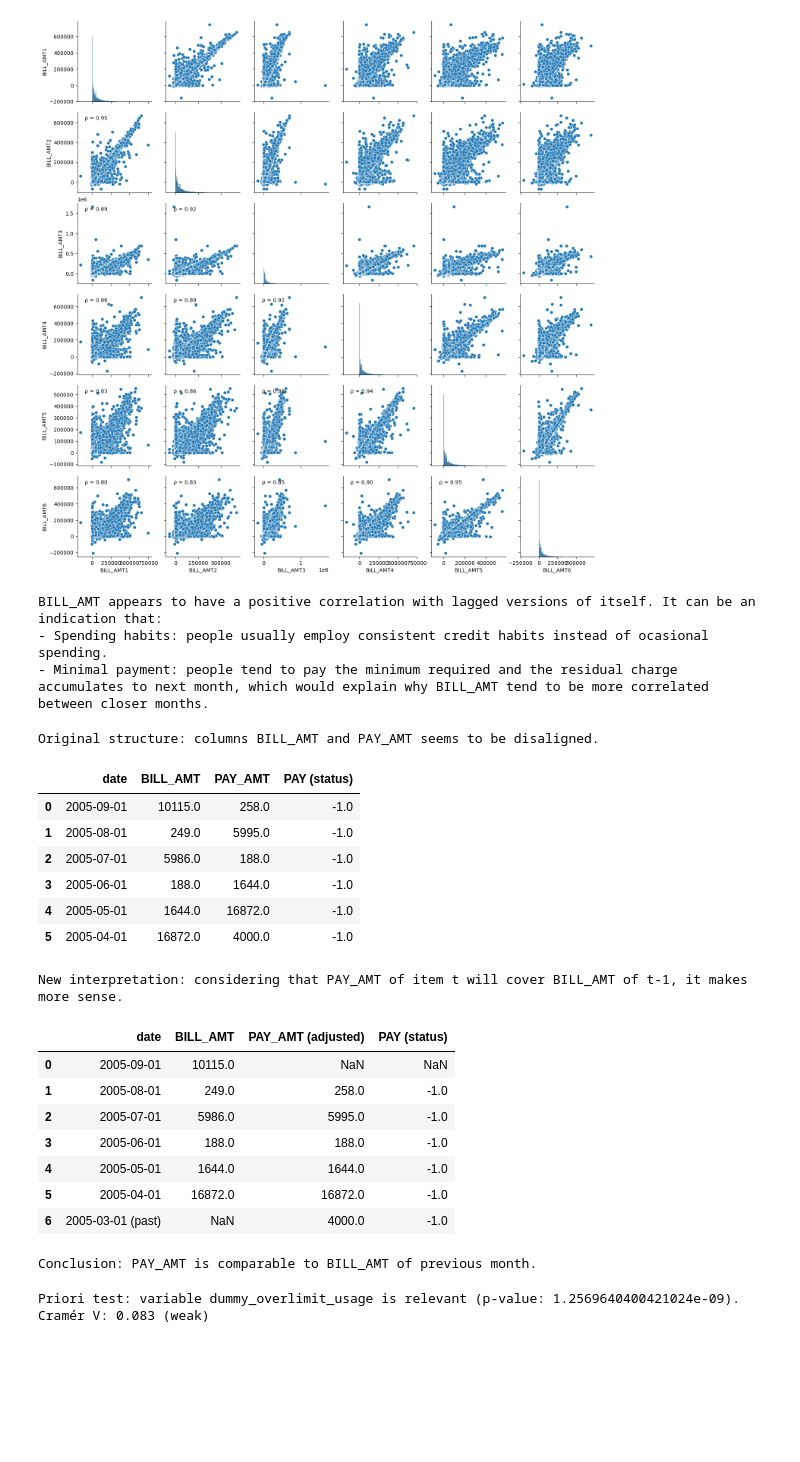
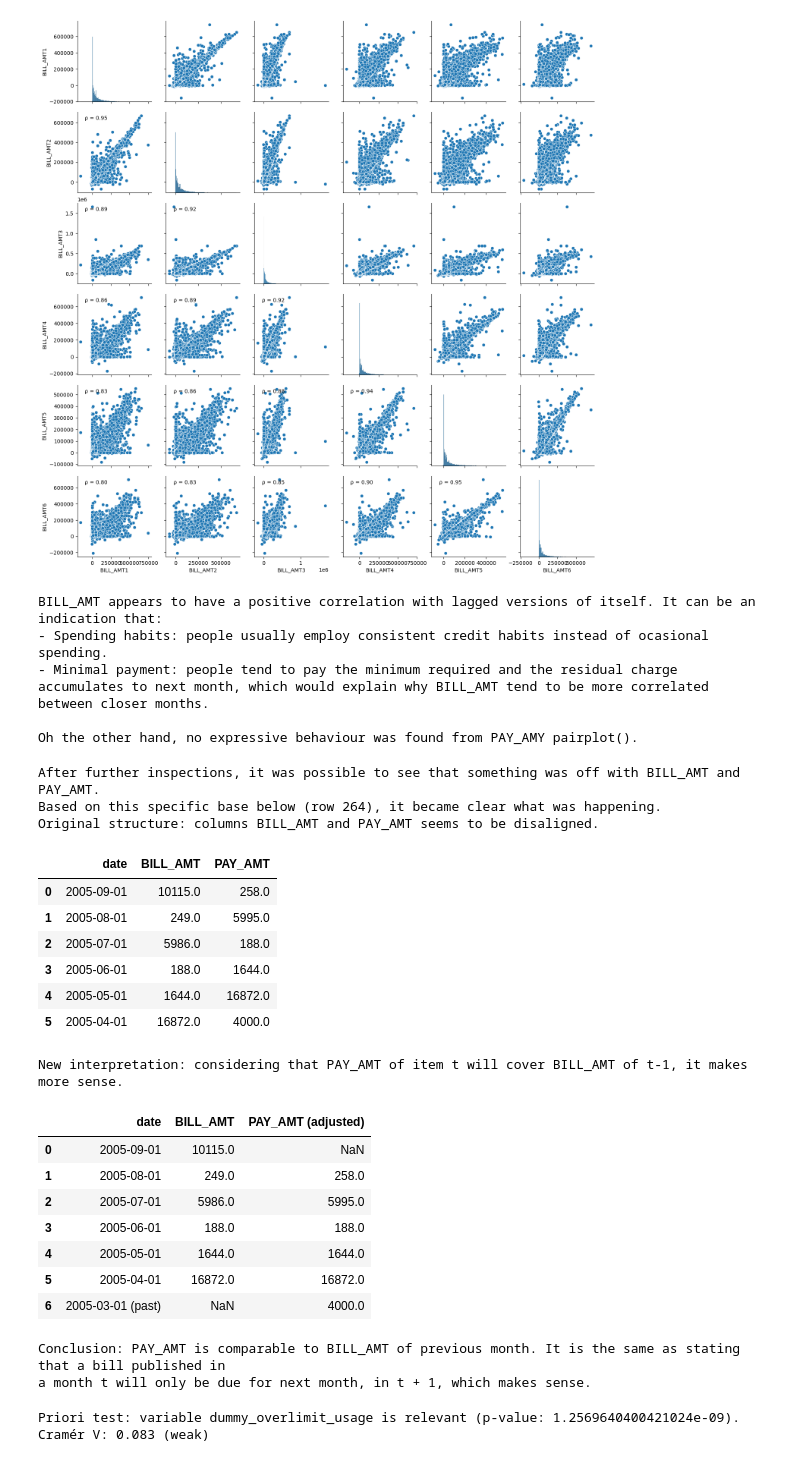
Before and after one commit to rknagao/uci_default_credit_card, a Jupyter notebook: eda.ipynb, the cells around one changed output. Drawn from its saved outputs; the diff is of its cells as text; code cells hidden in the pictures; blank space fills up the shorter version.

```diff
--- a/eda.ipynb
+++ b/eda.ipynb
@@ -31,15 +32,3 @@ df.head()
 | 3 | 4 | 50000.0 | 2 | 2 | 1 | 37 | 0 | 0 | 0 | 0 | ... |
 | 4 | 5 | 50000.0 | 1 | 2 | 1 | 57 | -1 | 0 | -1 | 0 | ... |
 5 rows × 25 columns
-# %%
-# Save original variables.
-list_var = list(df.columns)
-list_var.remove('ID')
-list_var.remove('default.payment.next.month')
-list_var = list(map(lambda x: x + '\n', list_var ))
-
-with open('data/original_features.txt', 'w') as f:
-    f.writelines(list_var)
-# %%
-a = ['ae', 'afeg']
-list(map(lambda x: x + 'ef', a ))
@@ -91,12 +78,12 @@ ID
 20007    1
 Name: count, dtype: int64
 # %%
-# LIMIT_BAL > 0?
+# Is credit limit always positive?
 # If float do not have decimals, it will be turned into int.
 def remove_decimals(value):
-    if value.is_integer():
+    try:
         return int(value)
-    else:
+    except:
         return value
 
 df['LIMIT_BAL'] = df['LIMIT_BAL'].apply(remove_decimals)
@@ -573,7 +598,7 @@ _, _ = categorical_variable_hypothesis_test(
 # %% [output]
 "\n#(check)\n_, _ = categorical_variable_hypothesis_test(\n    df=df_train,\n    variable='MARRIAGE',\n    target='default.payment.next.month',\n    pvalue=0.05)\n"
 # %%
-# What categorical are relevant?
+# Massive categorial features analysis.
 list_cat_var = [
     'SEX',
     'EDUCATION',
@@ -589,7 +614,13 @@ list_cat_var = [
     'dummy_40s',
     'dummy_50s',
     'dummy_60s',
-    'dummy_over_70s'
+    'dummy_over_70s',
+    'PAY_0',
+    'PAY_2',
+    'PAY_3',
+    'PAY_4',
+    'PAY_5',
+    'PAY_6'
     ]
 
 for i in list_cat_var:
@@ -683,49 +678,61 @@ print('''
 BILL_AMT appears to have a positive correlation with lagged versions of itself. It can be an indication that:
 - Spending habits: people usually employ consistent credit habits instead of ocasional spending.
 - Minimal payment: people tend to pay the minimum required and the residual charge accumulates to next month, which would explain why BILL_AMT tend to be more correlated between closer months.
+
+Oh the other hand, no expressive behaviour was found from PAY_AMY pairplot().
 ''')
 # %% [output]
 BILL_AMT appears to have a positive correlation with lagged versions of itself. It can be an indication that:
 - Spending habits: people usually employ consistent credit habits instead of ocasional spending.
 - Minimal payment: people tend to pay the minimum required and the residual charge accumulates to next month, which would explain why BILL_AMT tend to be more correlated between closer months.
+
+Oh the other hand, no expressive behaviour was found from PAY_AMY pairplot().
 # %%
-# To understand how BILL_AMT and PAY_AMT relates.
+# Deepening the analysis on how BILL_AMT and PAY_AMT relates.
+print('After further inspections, it was possible to see that something was off with BILL_AMT and PAY_AMT.')
+print('Based on this specific base below (row 264), it became clear what was happening.')
 print('Original structure: columns BILL_AMT and PAY_AMT seems to be disaligned.')
 display(pd.DataFrame({
     'date': ['2005-09-01', '2005-08-01', '2005-07-01', '2005-06-01', '2005-05-01', '2005-04-01'],
     'BILL_AMT': df_train.loc[264, list_bill_amt_var].values,
     'PAY_AMT': df_train.loc[264, list_pay_amt_var].values,
-    'PAY (status)': list(df_train.loc[264, list_pay_status])
+    #'PAY (status)': list(df_train.loc[264, list_pay_status])
 }))
 
 print('New interpretation: considering that PAY_AMT of item t will cover BILL_AMT of t-1, it makes more sense.')
 display(pd.DataFrame({
     'date': ['2005-09-01', '2005-08-01', '2005-07-01', '2005-06-01', '2005-05-01', '2005-04-01', '2005-03-01 (past)'],
     'BILL_AMT': list(df_train.loc[264, list_bill_amt_var]) + [None],
     'PAY_AMT (adjusted)': [None] + list(df_train.loc[264, list_pay_amt_var]),
-    'PAY (status)': [None] + list(df_train.loc[264, list_pay_status])
+    #'PAY (status)': [None] + list(df_train.loc[264, list_pay_status])
 }))
 
-print('Conclusion: PAY_AMT is comparable to BILL_AMT of previous month.')
+print('''
+Conclusion: PAY_AMT is comparable to BILL_AMT of previous month. It is the same as stating that a bill published in
+a month t will only be due for next month, in t + 1, which makes sense.
+''')
 # %% [output]
+After further inspections, it was possible to see that something was off with BILL_AMT and PAY_AMT.
+Based on this specific base below (row 264), it became clear what was happening.
 Original structure: columns BILL_AMT and PAY_AMT seems to be disaligned.
-|  | date | BILL_AMT | PAY_AMT | PAY (status) |
-| 0 | 2005-09-01 | 10115.0 | 258.0 | -1.0 |
-| 1 | 2005-08-01 | 249.0 | 5995.0 | -1.0 |
-| 2 | 2005-07-01 | 5986.0 | 188.0 | -1.0 |
-| 3 | 2005-06-01 | 188.0 | 1644.0 | -1.0 |
-| 4 | 2005-05-01 | 1644.0 | 16872.0 | -1.0 |
-| 5 | 2005-04-01 | 16872.0 | 4000.0 | -1.0 |
+|  | date | BILL_AMT | PAY_AMT |
+| 0 | 2005-09-01 | 10115.0 | 258.0 |
+| 1 | 2005-08-01 | 249.0 | 5995.0 |
+| 2 | 2005-07-01 | 5986.0 | 188.0 |
+| 3 | 2005-06-01 | 188.0 | 1644.0 |
+| 4 | 2005-05-01 | 1644.0 | 16872.0 |
+| 5 | 2005-04-01 | 16872.0 | 4000.0 |
 New interpretation: considering that PAY_AMT of item t will cover BILL_AMT of t-1, it makes more sense.
-|  | date | BILL_AMT | PAY_AMT (adjusted) | PAY (status) |
-| 0 | 2005-09-01 | 10115.0 | NaN | NaN |
-| 1 | 2005-08-01 | 249.0 | 258.0 | -1.0 |
-| 2 | 2005-07-01 | 5986.0 | 5995.0 | -1.0 |
-| 3 | 2005-06-01 | 188.0 | 188.0 | -1.0 |
-| 4 | 2005-05-01 | 1644.0 | 1644.0 | -1.0 |
-| 5 | 2005-04-01 | 16872.0 | 16872.0 | -1.0 |
-| 6 | 2005-03-01 (past) | NaN | 4000.0 | -1.0 |
+|  | date | BILL_AMT | PAY_AMT (adjusted) |
+| 0 | 2005-09-01 | 10115.0 | NaN |
+| 1 | 2005-08-01 | 249.0 | 258.0 |
+| 2 | 2005-07-01 | 5986.0 | 5995.0 |
+| 3 | 2005-06-01 | 188.0 | 188.0 |
+| 4 | 2005-05-01 | 1644.0 | 1644.0 |
+| 5 | 2005-04-01 | 16872.0 | 16872.0 |
+| 6 | 2005-03-01 (past) | NaN | 4000.0 |
-Conclusion: PAY_AMT is comparable to BILL_AMT of previous month.
+Conclusion: PAY_AMT is comparable to BILL_AMT of previous month. It is the same as stating that a bill published in
+a month t will only be due for next month, in t + 1, which makes sense.
 # %%
 # Get individual information about how much has been paid in reference to its debt.
 def feat_eng_debt_capacity(df):
```
Also changed, not shown: parts of 47 cells of this notebook, 3 other files.
